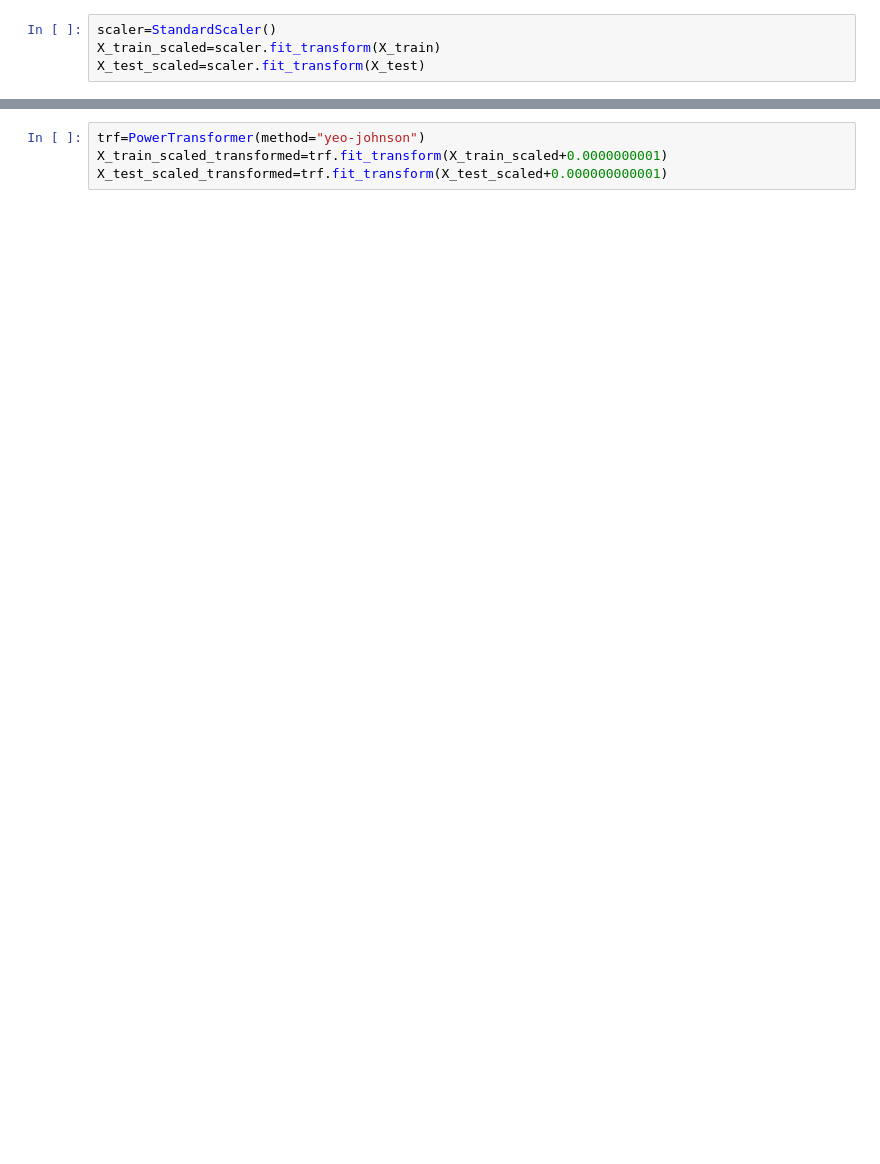
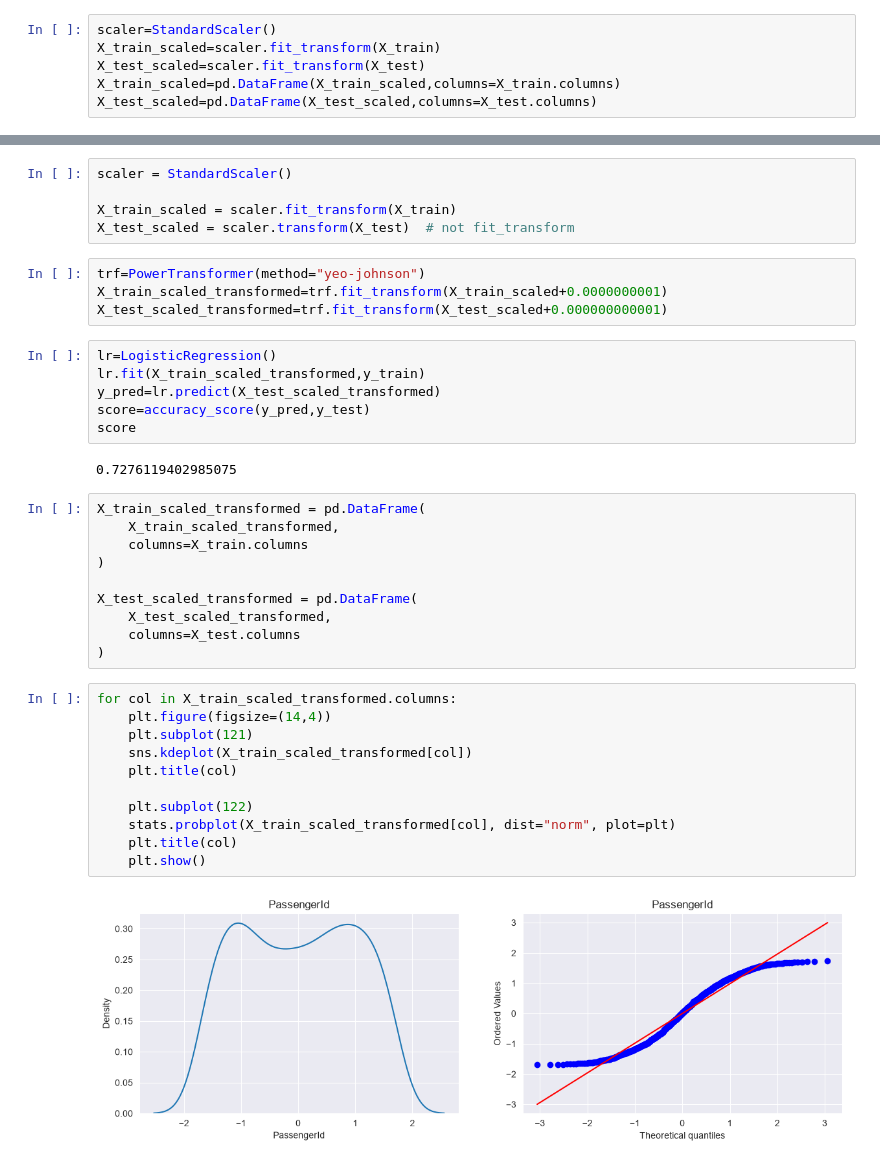
Before and after one commit to shahriarrahman027/100-Days-of-Machine-Learning-, a Jupyter notebook: Feature Engineering/Power Transformer 2.ipynb, the cells around one changed output, grey strips where cells are left out. Drawn from its saved outputs; the diff is of its cells as text; blank space fills up the shorter version.

```diff
--- a/Feature Engineering/Power Transformer 2.ipynb
+++ b/Feature Engineering/Power Transformer 2.ipynb
@@ -134,6 +126,8 @@ for col in X_train.columns:
 scaler=StandardScaler()
 X_train_scaled=scaler.fit_transform(X_train)
 X_test_scaled=scaler.fit_transform(X_test)
+X_train_scaled=pd.DataFrame(X_train_scaled,columns=X_train.columns)
+X_test_scaled=pd.DataFrame(X_test_scaled,columns=X_test.columns)
 # %%
 lr= LogisticRegression()
 lr.fit(X_train_scaled,y_train)
@@ -142,7 +136,43 @@ score=accuracy_score(y_pred,y_test)
 score
 # %% [output]
 0.7313432835820896
+# %%
+scaler = StandardScaler()
+
+X_train_scaled = scaler.fit_transform(X_train)
+X_test_scaled = scaler.transform(X_test)  # not fit_transform
 # %%
 trf=PowerTransformer(method="yeo-johnson")
 X_train_scaled_transformed=trf.fit_transform(X_train_scaled+0.0000000001)
 X_test_scaled_transformed=trf.fit_transform(X_test_scaled+0.000000000001)
+# %%
+lr=LogisticRegression()
+lr.fit(X_train_scaled_transformed,y_train)
+y_pred=lr.predict(X_test_scaled_transformed)
+score=accuracy_score(y_pred,y_test)
+score
+# %% [output]
+0.7276119402985075
+# %%
+X_train_scaled_transformed = pd.DataFrame(
+    X_train_scaled_transformed,
+    columns=X_train.columns
+)
+
+X_test_scaled_transformed = pd.DataFrame(
+    X_test_scaled_transformed,
+    columns=X_test.columns
+)
+# %%
+for col in X_train_scaled_transformed.columns:
+    plt.figure(figsize=(14,4))
+    plt.subplot(121)
+    sns.kdeplot(X_train_scaled_transformed[col])
+    plt.title(col)
+
+    plt.subplot(122)
+    stats.probplot(X_train_scaled_transformed[col], dist="norm", plot=plt)
+    plt.title(col)
+    plt.show()
+# %% [output]
+[figure, added]
```
Also changed, not shown: parts of 10 cells of this notebook.
